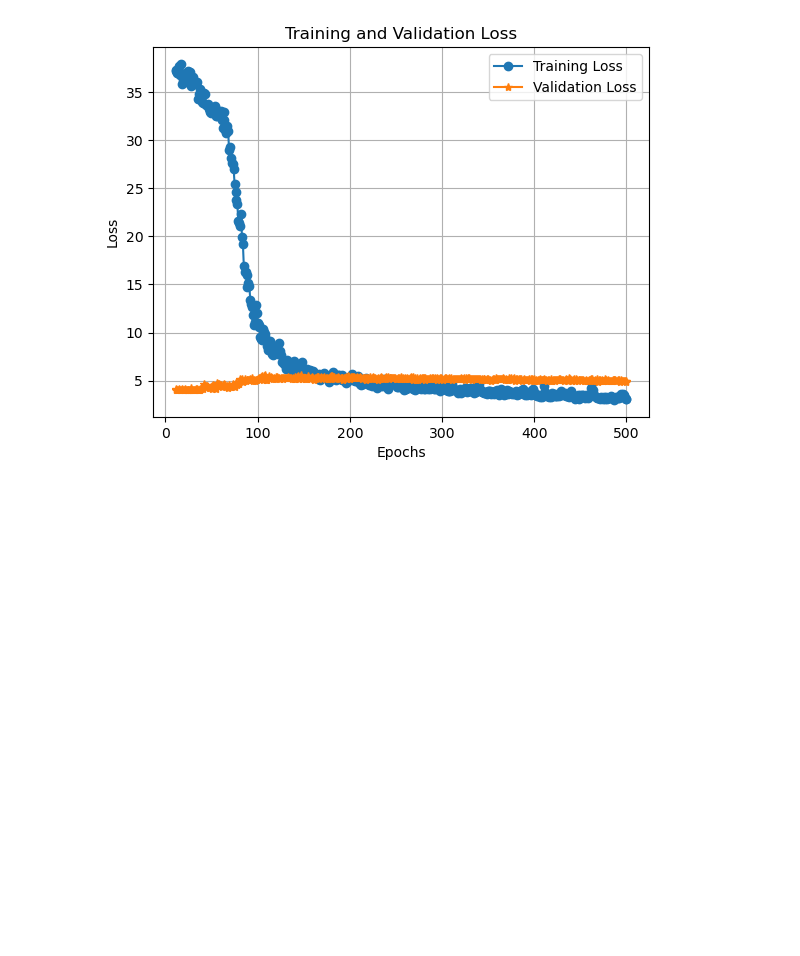
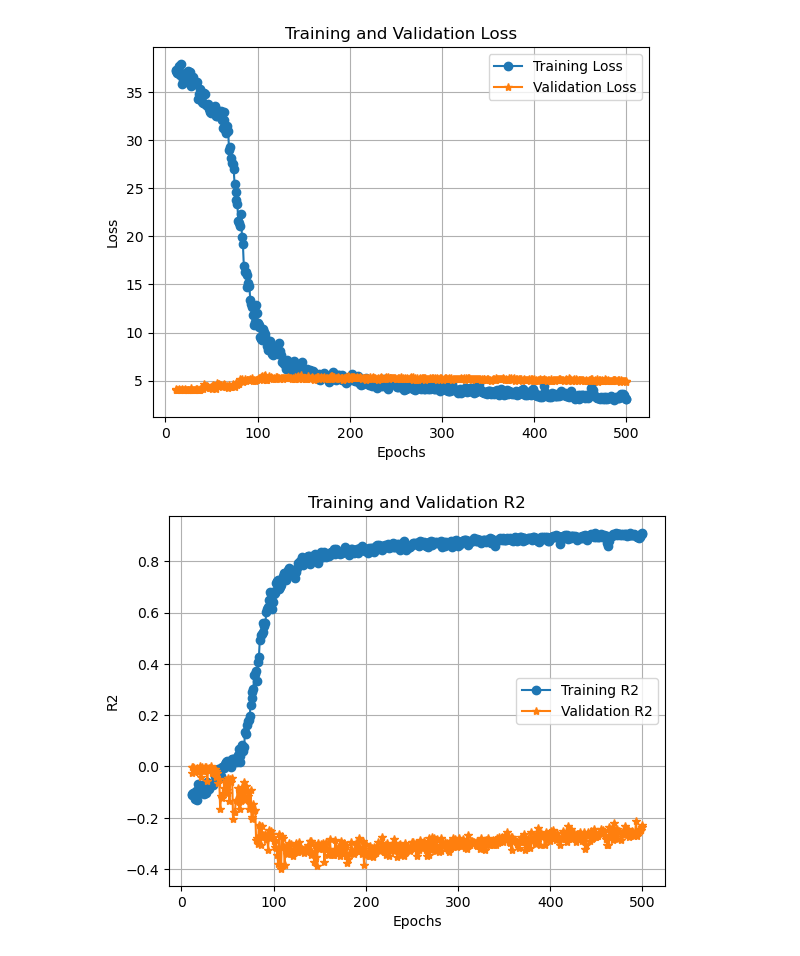
Before and after one commit to NamburiSrinath/AutonomizeAI_Assessment, a Jupyter notebook: CpG_Detector.ipynb, the cells around one changed output. Saved outputs shown, nothing was run; the diff lists cells and outputs as text; code cells hidden in the pictures; blank space fills up the shorter version.

```diff
--- a/CpG_Detector.ipynb
+++ b/CpG_Detector.ipynb
@@ -413,4 +421,9 @@ plot_loss(t_loss_list, v_loss_list)
 # %% [output]
 [figure]
+# %%
+# Training and validation r2 score, more r2 means better regression
+plot_metrics(train_r2_list, valid_r2_list, "Training R2", "Validation R2")
+# %% [output]
+[figure, added]
 # %%
 # Training and validation accuracy, to verify the model is learning something
```
Also changed, not shown: parts of 31 cells of this notebook.
